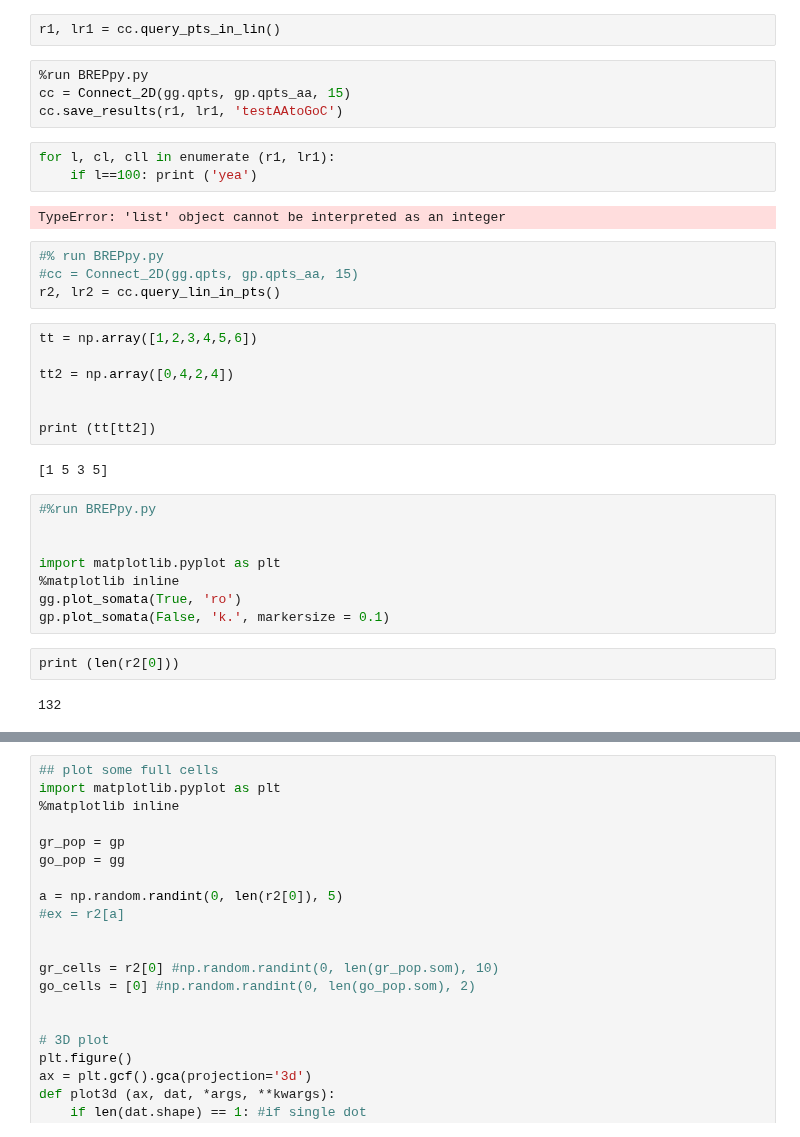
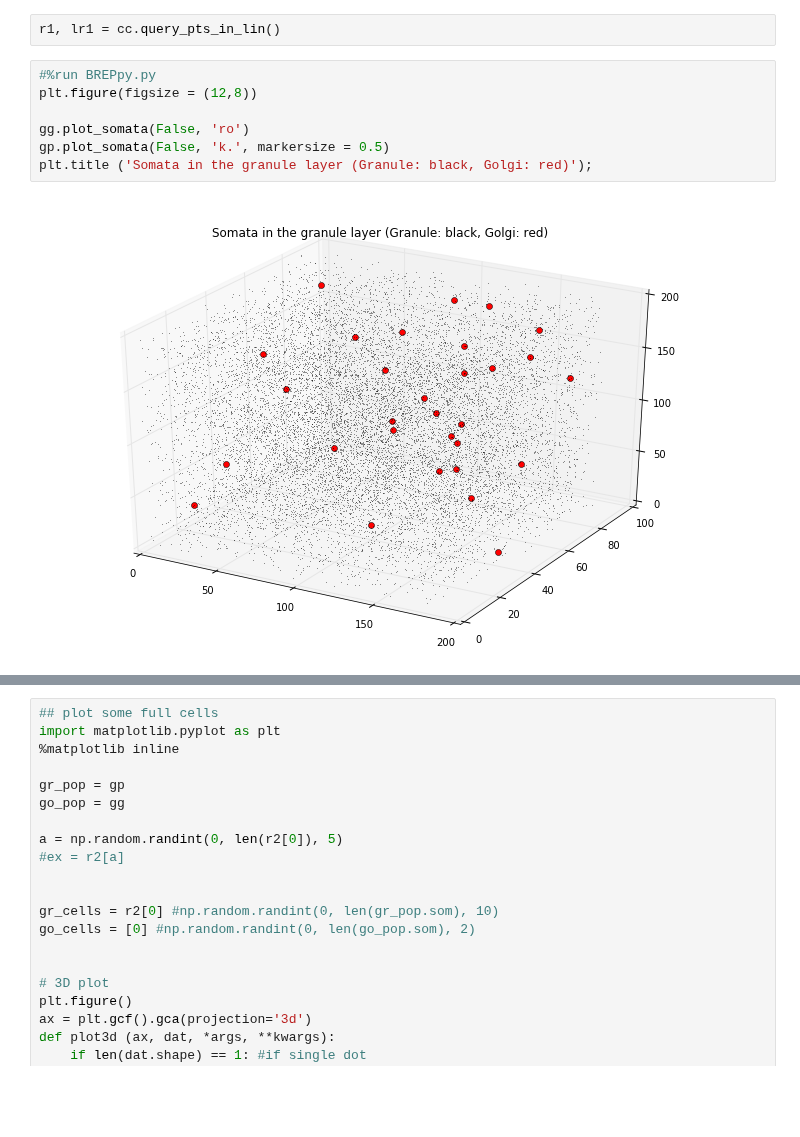
Before and after one commit to CNS-OIST/pycabnn, a Jupyter notebook: Full_script_checkout.ipynb, the cells around one changed output, grey strips where cells are left out. Cells and saved outputs as stored; diff of their text form; blank space fills up the shorter version.

```diff
--- a/Full_script_checkout.ipynb
+++ b/Full_script_checkout.ipynb
@@ -45,39 +48,14 @@ gp.add_pf_endpoints()
 cc = Connect_2D(gg.qpts, gp.qpts_aa, 15)
 # %%
 r1, lr1 = cc.query_pts_in_lin()
-# %%
-%run BREPpy.py
-cc = Connect_2D(gg.qpts, gp.qpts_aa, 15)
-cc.save_results(r1, lr1, 'testAAtoGoC')
-# %%
-for l, cl, cll in enumerate (r1, lr1):
-    if l==100: print ('yea')
-# %% [output]
-TypeError: 'list' object cannot be interpreted as an integer
-# %%
-#% run BREPpy.py
-#cc = Connect_2D(gg.qpts, gp.qpts_aa, 15)
-r2, lr2 = cc.query_lin_in_pts()
-# %%
-tt = np.array([1,2,3,4,5,6])
-
-tt2 = np.array([0,4,2,4])
-
-
-print (tt[tt2])
-# %% [output]
-[1 5 3 5]
 # %%
 #%run BREPpy.py
+plt.figure(figsize = (12,8))
 
-
-import matplotlib.pyplot as plt
-%matplotlib inline
-gg.plot_somata(True, 'ro')
-gp.plot_somata(False, 'k.', markersize = 0.1)
+gg.plot_somata(False, 'ro')
+gp.plot_somata(False, 'k.', markersize = 0.5)
+plt.title ('Somata in the granule layer (Granule: black, Golgi: red)');
+# %% [output]
+[figure, added]
-# %%
-print (len(r2[0]))
-# %% [output]
-132
 # %%
 ## plot some full cells
```
Also changed, not shown: parts of 3 cells of this notebook.
